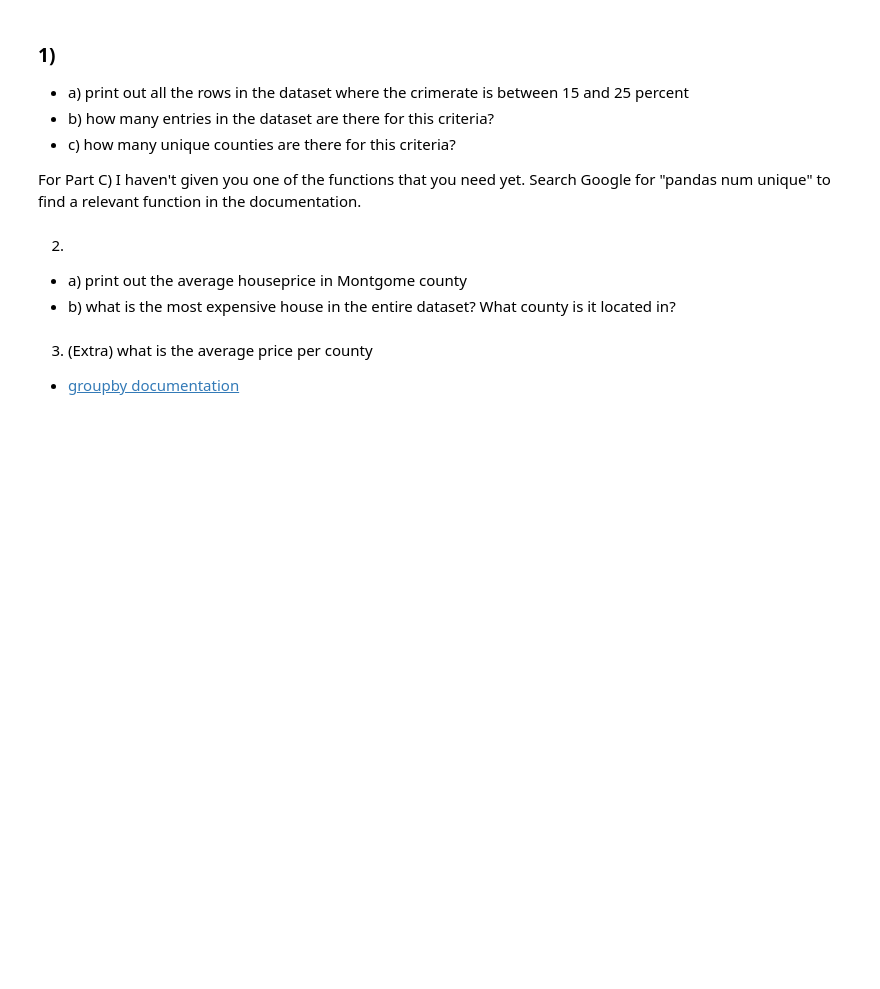
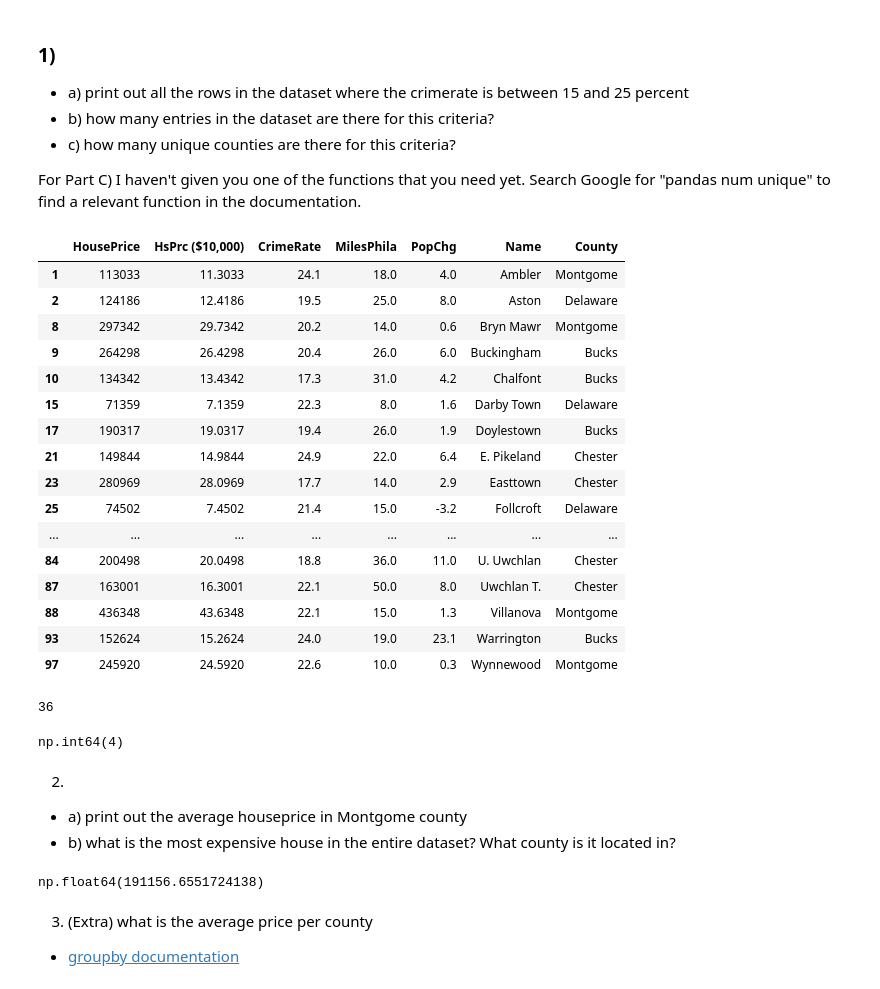
Before and after one commit to VerisimilitudeX/pathologyandprotein, a Jupyter notebook: Module 0/Section 0/pandas-introduction.ipynb, the cells around one changed output. Drawn from its saved outputs; the diff is of its cells as text; code cells hidden in the pictures; blank space fills up the shorter version.

```diff
--- a/Module 0/Section 0/pandas-introduction.ipynb
+++ b/Module 0/Section 0/pandas-introduction.ipynb
@@ -507,10 +509,42 @@ crime.sort_values(by="PopChg", ascending=False)
 * c) how many unique counties are there for this criteria?
 
 For Part C) I haven't given you one of the functions that you need yet. Search Google for "pandas num unique" to find a relevant function in the documentation.
+# %%
+crime[(crime["CrimeRate"] > 15) & (crime["CrimeRate"] < 25)]
+# %% [output]
+|  | HousePrice | HsPrc ($10,000) | CrimeRate | MilesPhila | PopChg | Name | County |
+| 1 | 113033 | 11.3033 | 24.1 | 18.0 | 4.0 | Ambler | Montgome |
+| 2 | 124186 | 12.4186 | 19.5 | 25.0 | 8.0 | Aston | Delaware |
+| 8 | 297342 | 29.7342 | 20.2 | 14.0 | 0.6 | Bryn Mawr | Montgome |
+| 9 | 264298 | 26.4298 | 20.4 | 26.0 | 6.0 | Buckingham | Bucks |
+| 10 | 134342 | 13.4342 | 17.3 | 31.0 | 4.2 | Chalfont | Bucks |
+| 15 | 71359 | 7.1359 | 22.3 | 8.0 | 1.6 | Darby Town | Delaware |
+| 17 | 190317 | 19.0317 | 19.4 | 26.0 | 1.9 | Doylestown | Bucks |
+| 21 | 149844 | 14.9844 | 24.9 | 22.0 | 6.4 | E. Pikeland | Chester |
+| 23 | 280969 | 28.0969 | 17.7 | 14.0 | 2.9 | Easttown | Chester |
+| 25 | 74502 | 7.4502 | 21.4 | 15.0 | -3.2 | Follcroft | Delaware |
+| ... | ... | ... | ... | ... | ... | ... | ... |
+| 84 | 200498 | 20.0498 | 18.8 | 36.0 | 11.0 | U. Uwchlan | Chester |
+| 87 | 163001 | 16.3001 | 22.1 | 50.0 | 8.0 | Uwchlan T. | Chester |
+| 88 | 436348 | 43.6348 | 22.1 | 15.0 | 1.3 | Villanova | Montgome |
+| 93 | 152624 | 15.2624 | 24.0 | 19.0 | 23.1 | Warrington | Bucks |
+| 97 | 245920 | 24.5920 | 22.6 | 10.0 | 0.3 | Wynnewood | Montgome |
+# %%
+len(crime[(crime["CrimeRate"] > 15) & (crime["CrimeRate"] < 25)])
+# %% [output]
+36
+# %%
+crime[(crime["CrimeRate"] > 15) & (crime["CrimeRate"] < 25)].nunique()["County"]
+# %% [output]
+np.int64(4)
 # %% [markdown]
 2)
 * a) print out the average houseprice in Montgome county
 * b) what is the most expensive house in the entire dataset? What county is it located in?
+# %%
+crime[crime["County"] == "Montgome"]["HousePrice"].mean()
+# %% [output]
+np.float64(191156.6551724138)
 # %% [markdown]
 3) (Extra) what is the average price per county
 * [groupby documentation](https://pandas.pydata.org/pandas-docs/stable/reference/api/pandas.DataFrame.groupby.html)
```
Also changed, not shown: parts of 9 cells of this notebook.
